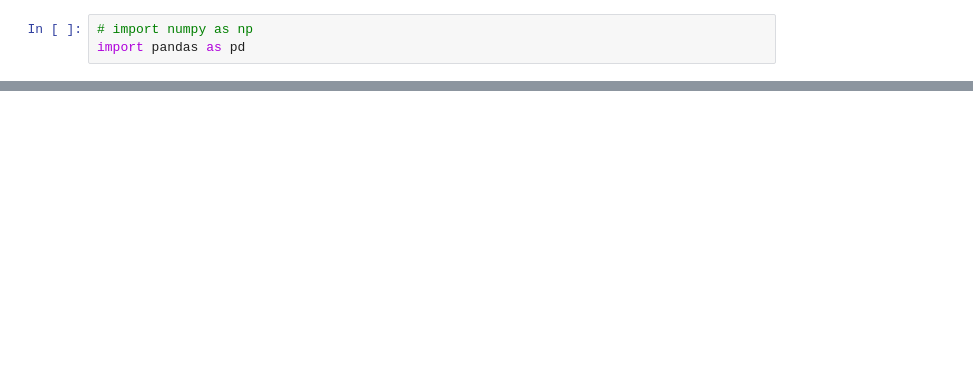
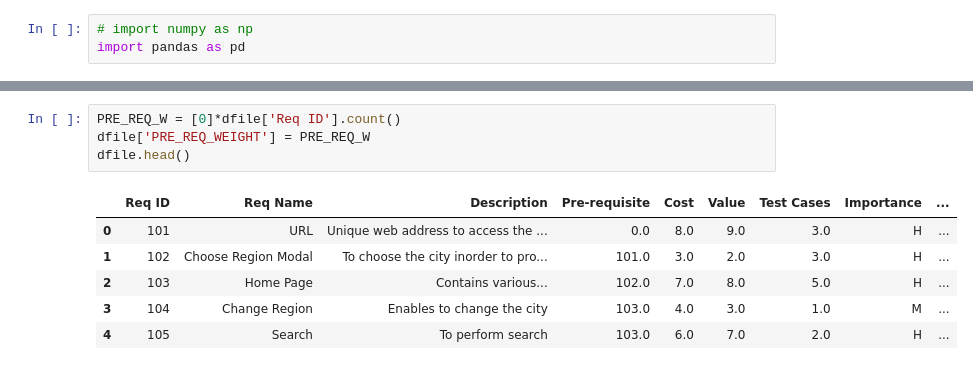
Before and after one commit to GocGamaar/Requirement-Prioritization, a Jupyter notebook: BMS Requirements.ipynb, the cells around one changed output, grey strips where cells are left out. Saved outputs shown, nothing was run; the diff lists cells and outputs as text; blank space fills up the shorter version.

```diff
--- a/BMS Requirements.ipynb
+++ b/BMS Requirements.ipynb
@@ -45,0 +40,11 @@ dfile
+# %%
+PRE_REQ_W = [0]*dfile['Req ID'].count()
+dfile['PRE_REQ_WEIGHT'] = PRE_REQ_W
+dfile.head()
+# %% [output]
+|  | Req ID | Req Name | Description | Pre-requisite | Cost | Value | Test Cases | Importance | ... |
+| 0 | 101 | URL | Unique web address to access the ... | 0.0 | 8.0 | 9.0 | 3.0 | H | ... |
+| 1 | 102 | Choose Region Modal | To choose the city inorder to pro... | 101.0 | 3.0 | 2.0 | 3.0 | H | ... |
+| 2 | 103 | Home Page | Contains various... | 102.0 | 7.0 | 8.0 | 5.0 | H | ... |
+| 3 | 104 | Change Region | Enables to change the city | 103.0 | 4.0 | 3.0 | 1.0 | M | ... |
+| 4 | 105 | Search | To perform search | 103.0 | 6.0 | 7.0 | 2.0 | H | ... |
```
Also changed, not shown: parts of 6 cells of this notebook, 2 other files.
